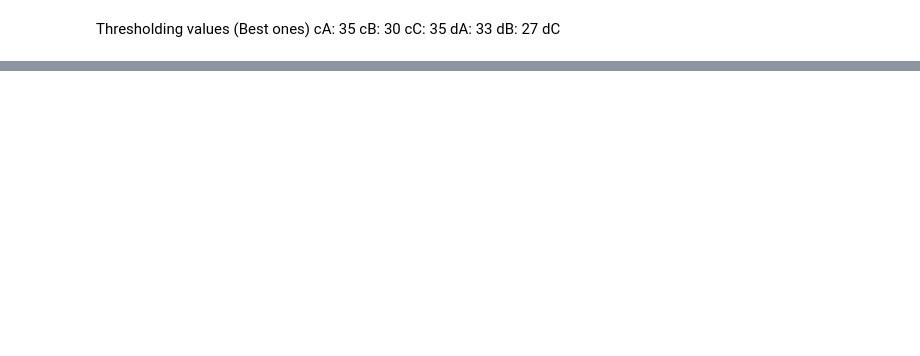
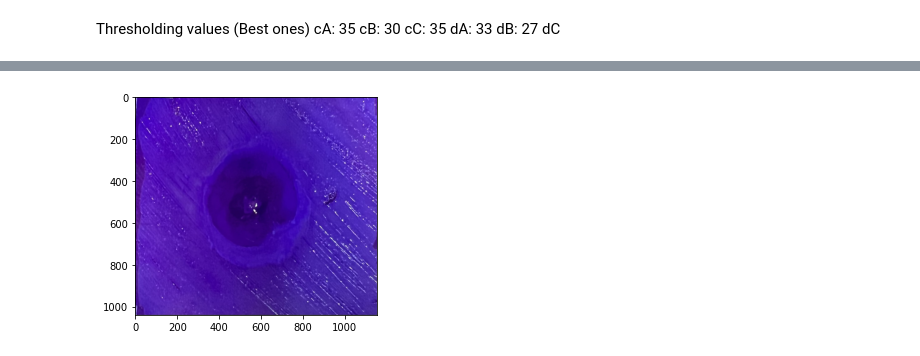
Before and after one commit to lmkelly16/BYU-REU-2022, a Jupyter notebook: all_the_loops.ipynb, the cells around one changed output, grey strips where cells are left out. Saved outputs shown, nothing was run; the diff lists cells and outputs as text; code cells hidden in the pictures; blank space fills up the shorter version.

```diff
--- a/all_the_loops.ipynb
+++ b/all_the_loops.ipynb
@@ -427,0 +430,13 @@ dC: 185861, 165325, 185895, 160372, 153827, 97242, 129454, 108804
+# %%
+path = '/content/drive/MyDrive/BYU_REU_images/2B+C.tiff'
+# %%
+# Load the phase contrast image.
+im = skimage.io.imread(path)
+
+# see how good the contrast is
+cim = im[:,:,0]
+
+# look at it
+plt.imshow(im);
+# %% [output]
+[figure, added]
```
Also changed, not shown: parts of 11 cells of this notebook.
